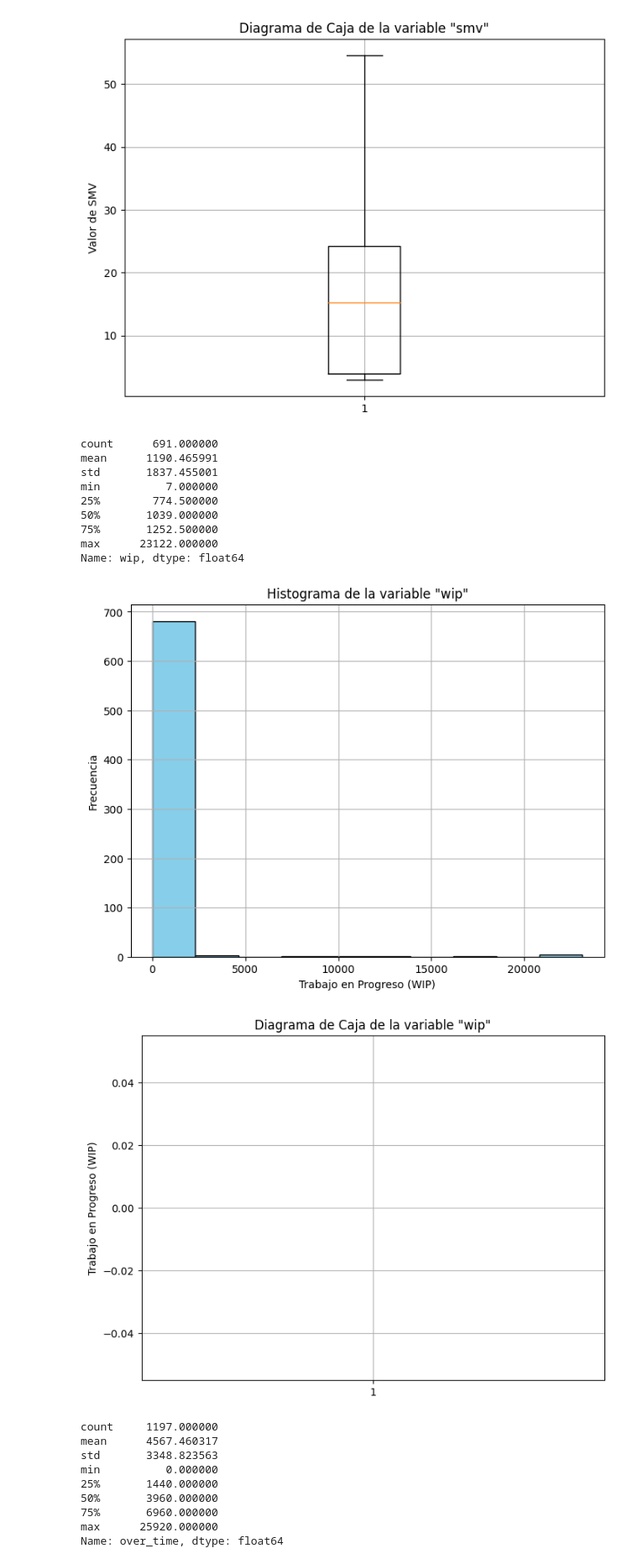
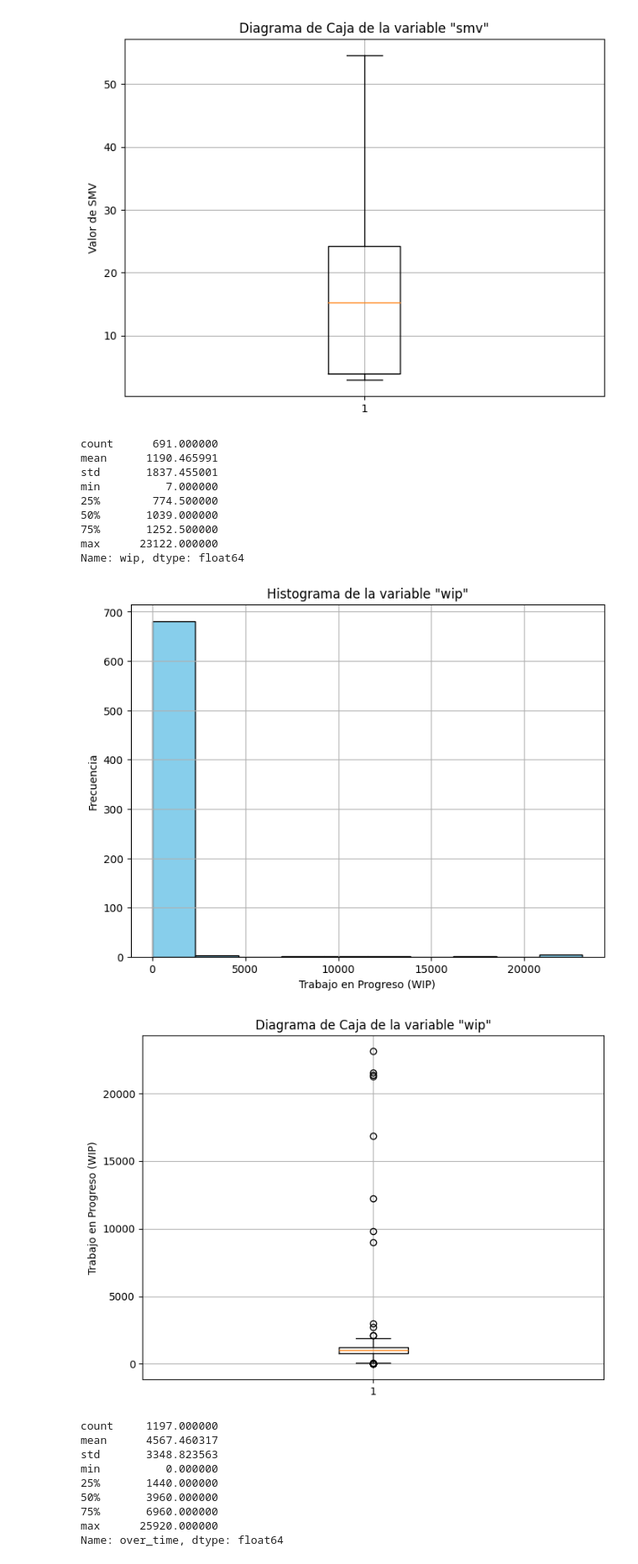
Before and after one commit to vcalderonmol/Proyecto1-Analitica, a Jupyter notebook: Tarea 3.ipynb, the cells around one changed output. Shown at 84% size. Cells and saved outputs as stored; diff of their text form; code cells hidden in the pictures.

```diff
--- a/Tarea 3.ipynb
+++ b/Tarea 3.ipynb
@@ -133,38 +133,41 @@ Name: smv, dtype: float64
 [figure]
 [figure]
 # %%
+wip_list_clean = data_df['wip'].dropna()
+
 # Descripción de la variable 'wip'
-wip_description = data_df['wip'].describe()
+wip_description = wip_list_clean.describe()
 print(wip_description)
 
 # Histograma de la variable 'wip'
 plt.figure(figsize=(8, 6))
-plt.hist(data_df['wip'], color='skyblue', edgecolor='black')
+plt.hist(wip_list_clean, color='skyblue', edgecolor='black')
 plt.title('Histograma de la variable "wip"')
 plt.xlabel('Trabajo en Progreso (WIP)')
 plt.ylabel('Frecuencia')
 plt.grid(True)
 plt.show()
 
+
 # Boxplot de la variable 'wip'
 plt.figure(figsize=(8, 6))
-plt.boxplot(data_df['wip'])
+plt.boxplot(wip_list_clean)
 plt.title('Diagrama de Caja de la variable "wip"')
 plt.ylabel('Trabajo en Progreso (WIP)')
 plt.grid(True)
 plt.show()
 # %% [output]
 count      691.000000
 mean      1190.465991
 std       1837.455001
 min          7.000000
 25%        774.500000
 50%       1039.000000
 75%       1252.500000
 max      23122.000000
 Name: wip, dtype: float64
 [figure]
-[figure, old version]
+[figure, new version]
 # %%
 # Descripción de la variable 'over_time'
 over_time_description = data_df['over_time'].describe()
```
Also changed, not shown: 1 other file.
